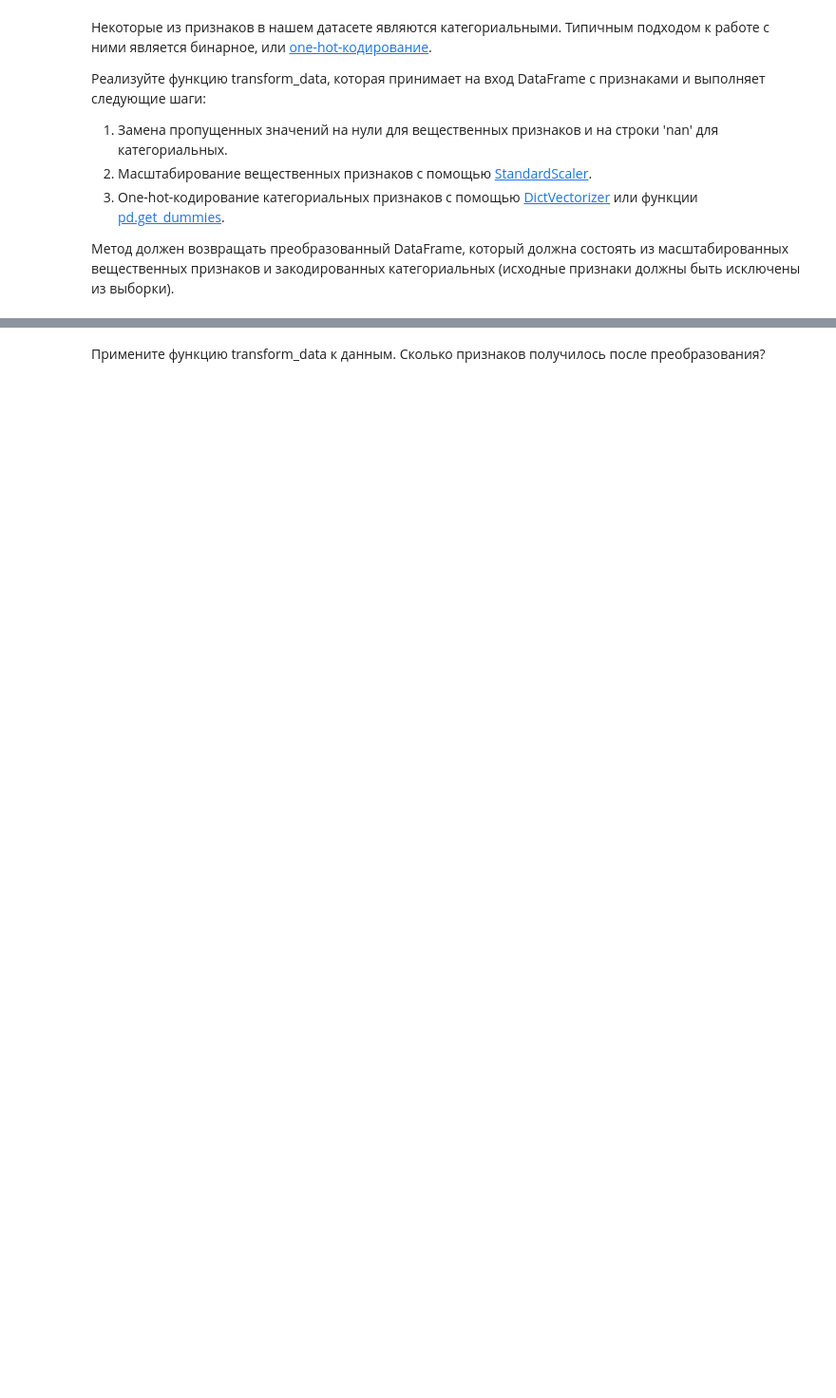
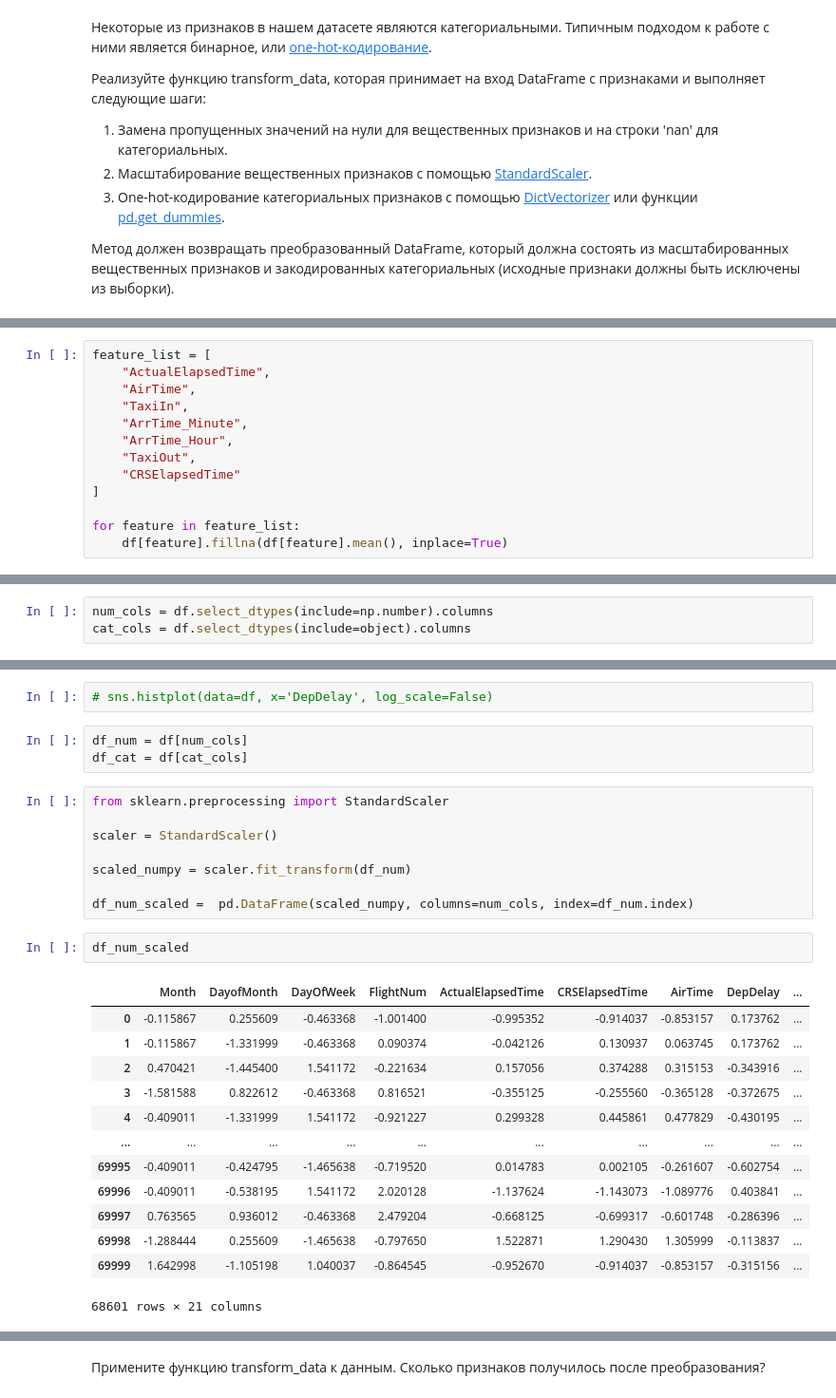
Before and after one commit to Uralbeckins/ML-Sokolov-Course, a Jupyter notebook: homework-practice-01-linregr.ipynb, the cells around one changed output, grey strips where cells are left out. Shown at 95% size. Drawn from its saved outputs; the diff is of its cells as text; blank space fills up the shorter version.

```diff
--- a/homework-practice-01-linregr.ipynb
+++ b/homework-practice-01-linregr.ipynb
@@ -403,0 +408,13 @@ def transform_data(data):
+# %%
+feature_list = [
+    "ActualElapsedTime",
+    "AirTime",
+    "TaxiIn",
+    "ArrTime_Minute",
+    "ArrTime_Hour",
+    "TaxiOut",
+    "CRSElapsedTime"
+]
+
+for feature in feature_list:
+    df[feature].fillna(df[feature].mean(), inplace=True)
@@ -403,0 +428,3 @@ def transform_data(data):
+# %%
+num_cols = df.select_dtypes(include=np.number).columns
+cat_cols = df.select_dtypes(include=object).columns
@@ -403,0 +443,29 @@ def transform_data(data):
+# %%
+# sns.histplot(data=df, x='DepDelay', log_scale=False)
+# %%
+df_num = df[num_cols]
+df_cat = df[cat_cols]
+# %%
+from sklearn.preprocessing import StandardScaler
+
+scaler = StandardScaler()
+
+scaled_numpy = scaler.fit_transform(df_num)
+
+df_num_scaled =  pd.DataFrame(scaled_numpy, columns=num_cols, index=df_num.index)
+# %%
+df_num_scaled
+# %% [output]
+|  | Month | DayofMonth | DayOfWeek | FlightNum | ActualElapsedTime | CRSElapsedTime | AirTime | DepDelay | ... |
+| 0 | -0.115867 | 0.255609 | -0.463368 | -1.001400 | -0.995352 | -0.914037 | -0.853157 | 0.173762 | ... |
+| 1 | -0.115867 | -1.331999 | -0.463368 | 0.090374 | -0.042126 | 0.130937 | 0.063745 | 0.173762 | ... |
+| 2 | 0.470421 | -1.445400 | 1.541172 | -0.221634 | 0.157056 | 0.374288 | 0.315153 | -0.343916 | ... |
+| 3 | -1.581588 | 0.822612 | -0.463368 | 0.816521 | -0.355125 | -0.255560 | -0.365128 | -0.372675 | ... |
+| 4 | -0.409011 | -1.331999 | 1.541172 | -0.921227 | 0.299328 | 0.445861 | 0.477829 | -0.430195 | ... |
+| ... | ... | ... | ... | ... | ... | ... | ... | ... | ... |
+| 69995 | -0.409011 | -0.424795 | -1.465638 | -0.719520 | 0.014783 | 0.002105 | -0.261607 | -0.602754 | ... |
+| 69996 | -0.409011 | -0.538195 | 1.541172 | 2.020128 | -1.137624 | -1.143073 | -1.089776 | 0.403841 | ... |
+| 69997 | 0.763565 | 0.936012 | -0.463368 | 2.479204 | -0.668125 | -0.699317 | -0.601748 | -0.286396 | ... |
+| 69998 | -1.288444 | 0.255609 | -1.465638 | -0.797650 | 1.522871 | 1.290430 | 1.305999 | -0.113837 | ... |
+| 69999 | 1.642998 | -1.105198 | 1.040037 | -0.864545 | -0.952670 | -0.914037 | -0.853157 | -0.315156 | ... |
+68601 rows × 21 columns
```
Also changed, not shown: parts of 23 cells of this notebook.
